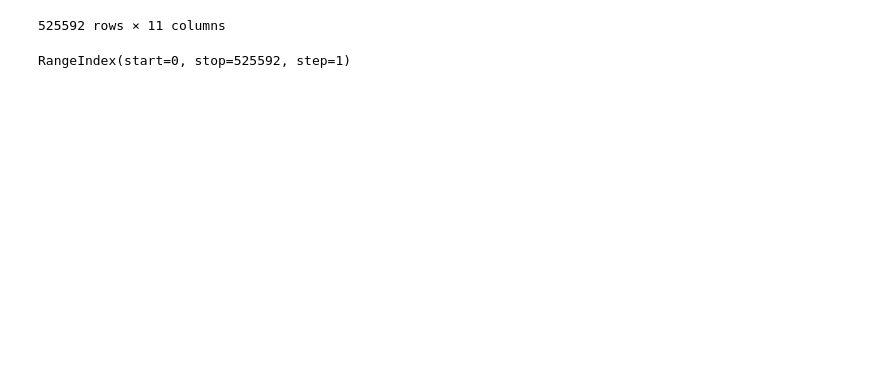
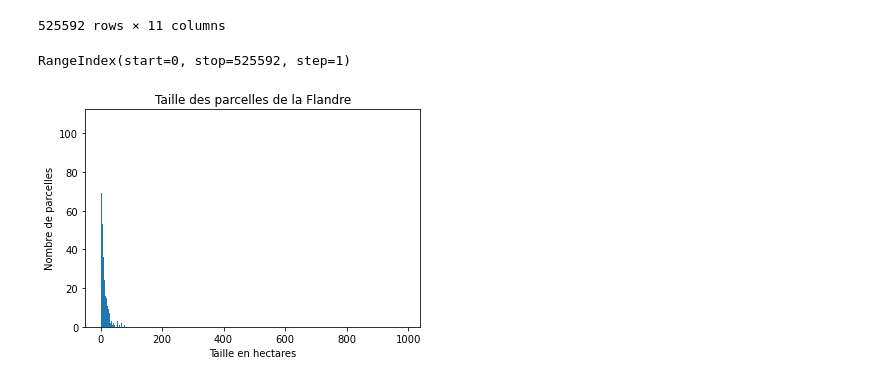
Before and after one commit to Okcase/Projet-stage, a Jupyter notebook: notebooks/stats.ipynb, the cells around one changed output. Cells and saved outputs as stored; diff of their text form; code cells hidden in the pictures; blank space fills up the shorter version.

```diff
--- a/notebooks/stats.ipynb
+++ b/notebooks/stats.ipynb
@@ -38,7 +40,14 @@ nb_parcelles
 RangeIndex(start=0, stop=525592, step=1)
 # %%
 # histogramme des tailles de parcelles
-hist = flandre['OPPERVL'].head(100).hist(bins = nb_parcelles)
+data = flandre['OPPERVL']
+plt.hist(data, bins = 525592)
+plt.xlabel('Taille en hectares')
+plt.ylabel('Nombre de parcelles')
+plt.title('Taille des parcelles de la Flandre')
+plt.show()
+# %% [output]
+[figure, added]
 # %%
 # top 15 cultures
 top_crop = flandre['LBLHFDTLT'].value_counts()
```
Also changed, not shown: parts of 2 cells of this notebook, 3 other files.
